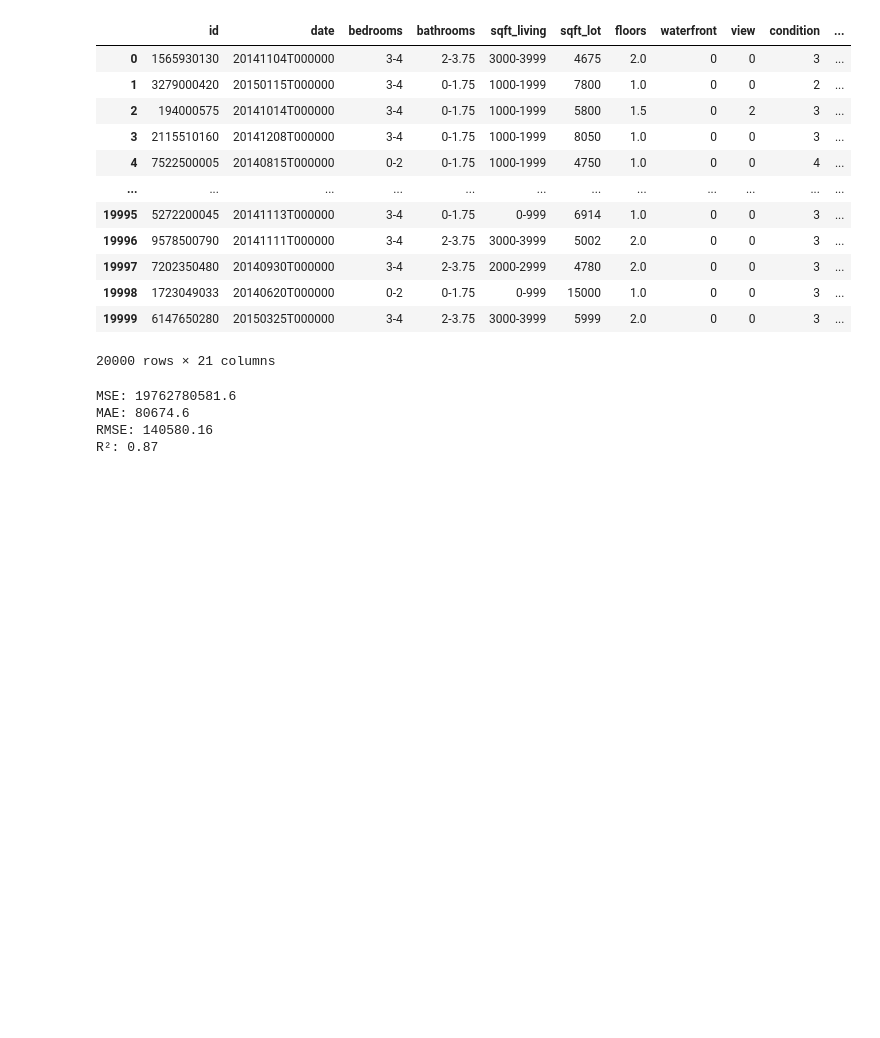
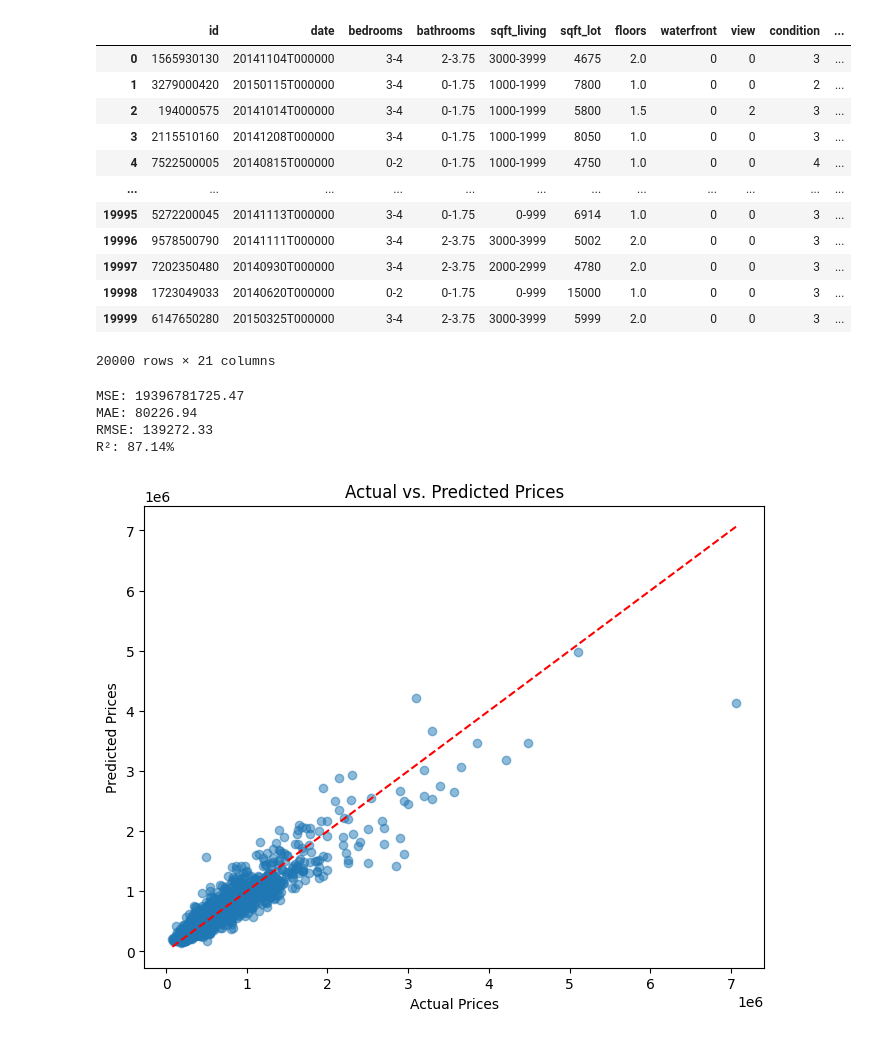
Before and after one commit to MosesIbe23/CSE450_Machine_Learning, a Jupyter notebook: notebooks/starter_housing.ipynb, the cells around one changed output. Cells and saved outputs as stored; diff of their text form; code cells hidden in the pictures; blank space fills up the shorter version.

```diff
--- a/notebooks/starter_housing.ipynb
+++ b/notebooks/starter_housing.ipynb
@@ -76,18 +78,29 @@ y_pred = xgb_model.predict(X_test_scaled)
 mse = round(mean_squared_error(y_test, y_pred), 2)
 mae = round(mean_absolute_error(y_test, y_pred), 2)
 rmse = round(np.sqrt(mse), 2)
-r2 = round(r2_score(y_test, y_pred), 2)
+r2 = round(r2_score(y_test, y_pred)*100, 2)
 
 # Print the results
 print(f"MSE: {mse}")
 print(f"MAE: {mae}")
 print(f"RMSE: {rmse}")
-print(f"R²: {r2}")
+print(f"R²: {r2}%")
 # %% [output]
-MSE: 19762780581.6
-MAE: 80674.6
-RMSE: 140580.16
-R²: 0.87
+MSE: 19396781725.47
+MAE: 80226.94
+RMSE: 139272.33
+R²: 87.14%
+# %%
+# Create a scatter plot of actual vs. predicted values
+plt.figure(figsize=(8, 6))
+plt.scatter(y_test, y_pred, alpha=0.5)
+plt.plot([min(y_test), max(y_test)], [min(y_test), max(y_test)], 'r--')  # Diagonal line (perfect predictions)
+plt.xlabel('Actual Prices')
+plt.ylabel('Predicted Prices')
+plt.title('Actual vs. Predicted Prices')
+plt.show()
+# %% [output]
+[figure, added]
 # %%
 # Get feature importance from the trained XGBoost model
 feature_importance = xgb_model.feature_importances_
```
Also changed, not shown: parts of 4 cells of this notebook.
